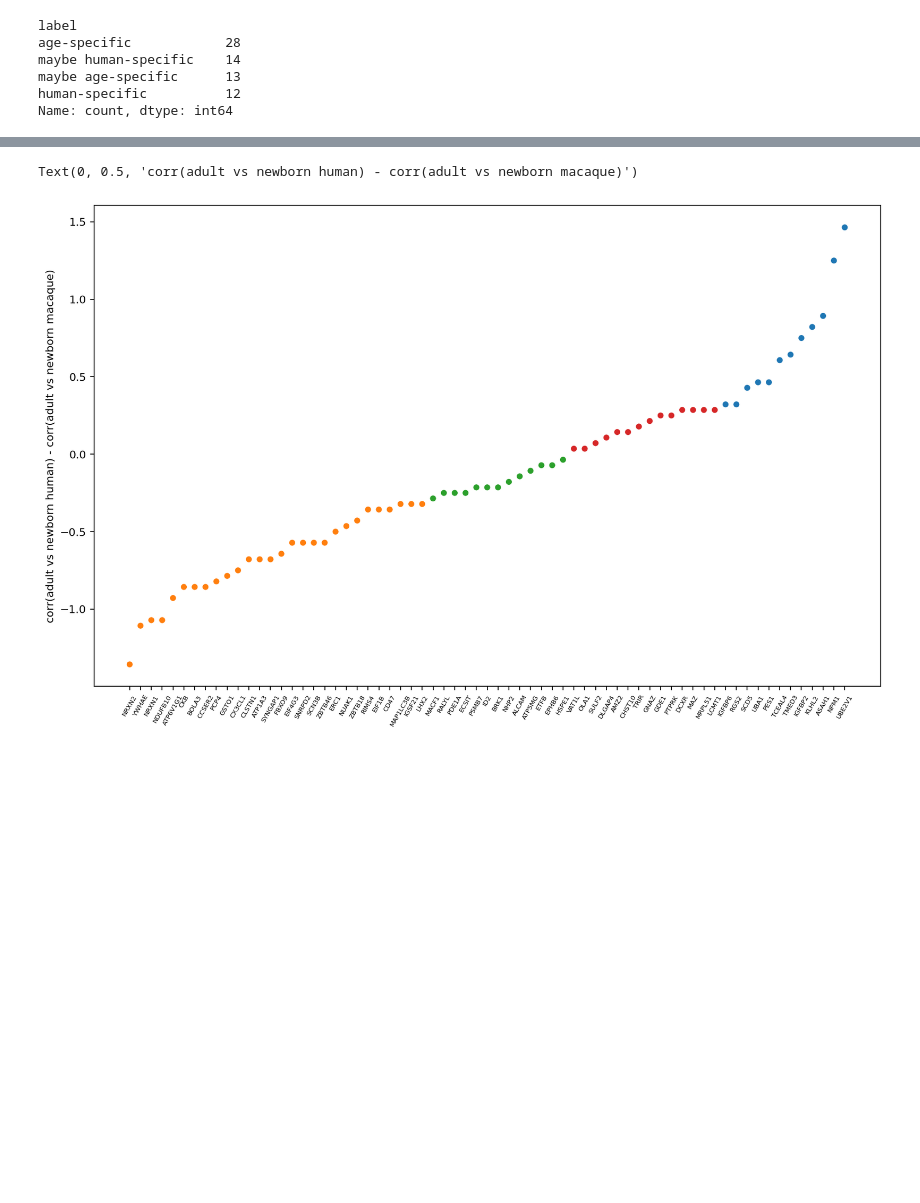
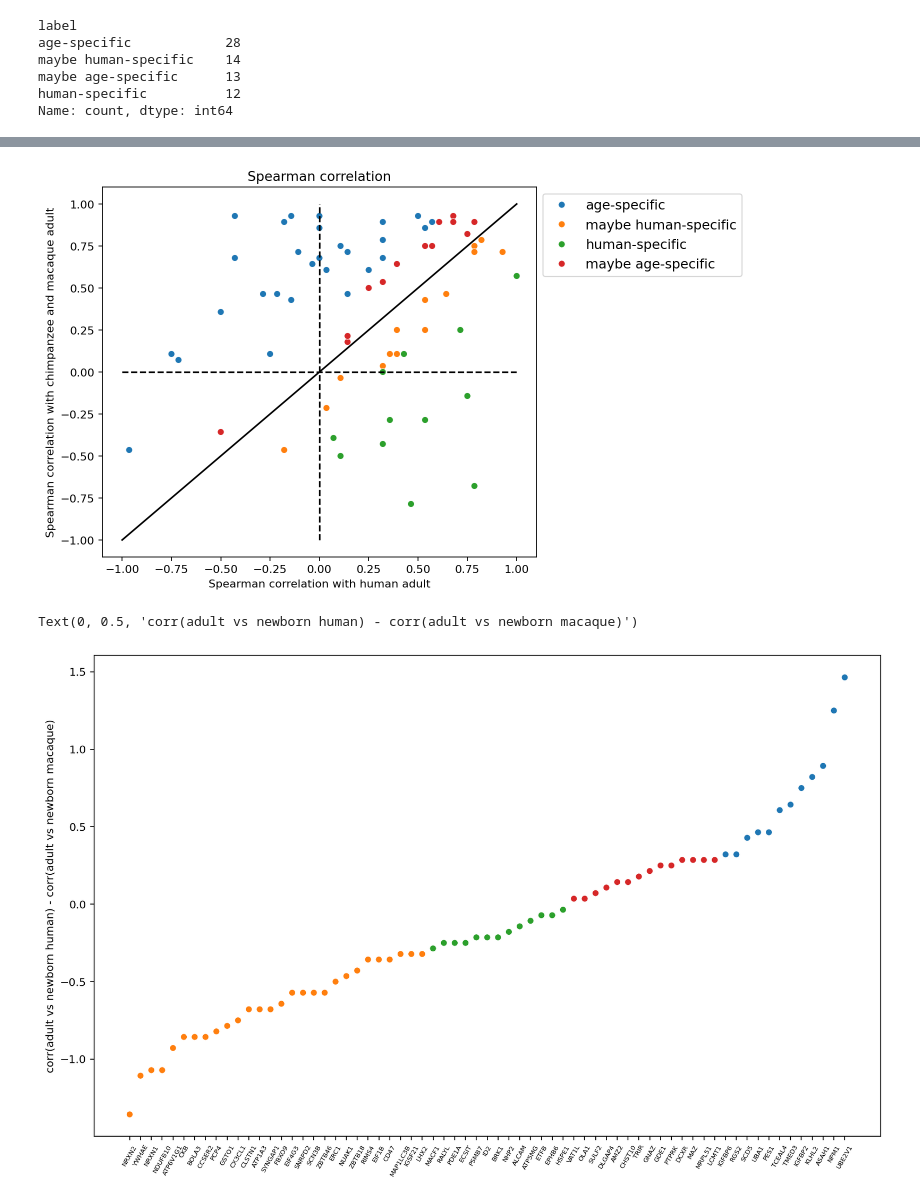
Before and after one commit to Claptar/spatialMPFC, a Jupyter notebook: human_specific_genes/human_specific_genes.ipynb, the cells around one changed output, grey strips where cells are left out. Saved outputs shown, nothing was run; the diff lists cells and outputs as text; code cells hidden in the pictures; blank space fills up the shorter version.

```diff
--- a/human_specific_genes/human_specific_genes.ipynb
+++ b/human_specific_genes/human_specific_genes.ipynb
@@ -299,3 +295,23 @@ plt.show()
+# %%
+mpl.rcdefaults()
+
+fig, ax = plt.subplots(1, 1, figsize=(7, 6), dpi=80)
+
+sns.scatterplot(corr_df, x='spearman_ha', y='spearman_mca', ax=ax, hue='label')
+ax.hlines(y=0, xmin=-1, xmax=1, colors='black', linestyles='dashed')
+ax.vlines(x=0, ymin=-1, ymax=1, colors='black', linestyles='dashed')
+ax.plot([-1, 1], [-1, 1], '-', color='black')
+ax.set_xlabel('Spearman correlation with human adult')
+ax.set_ylabel('Spearman correlation with chimpanzee and macaque adult')
+ax.set_title('Spearman correlation')
+ax.grid(False)
+ax.legend(fontsize=8, loc="upper left", bbox_to_anchor=(1, 1), prop={"size":12})
+
+plt.savefig(f'{figures_dir}/human_specific_genes_validation.jpg', bbox_inches='tight')
+plt.savefig(f'{figures_dir}/human_specific_genes_validation.pdf', bbox_inches='tight')
+plt.show()
+# %% [output]
+[figure, added]
 # %%
 fig = plt.figure(figsize=(13, 8), dpi=80)
 corr_df = corr_df.sort_values(by='spear_diff')
```
Also changed, not shown: parts of 5 cells of this notebook, 3 other files.
